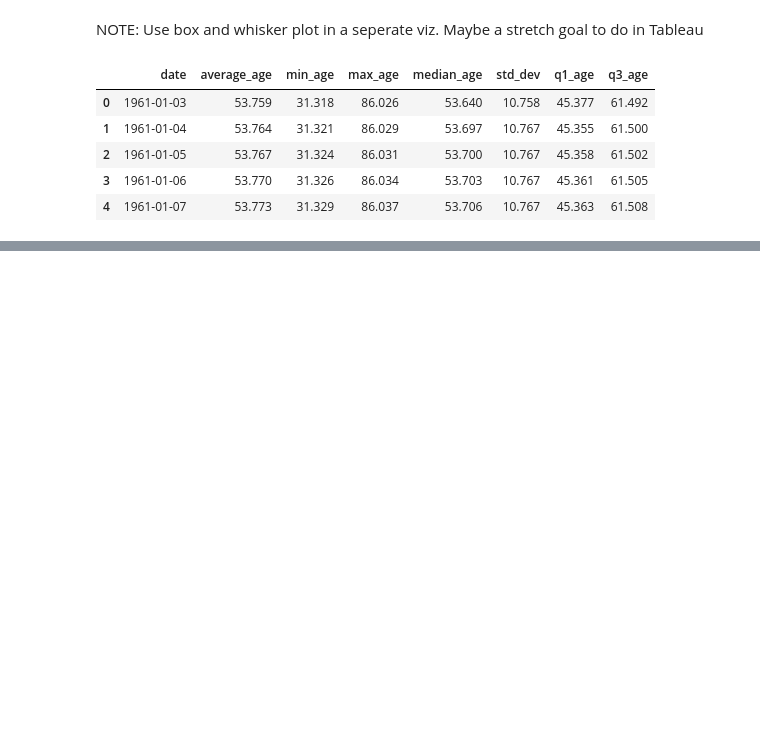
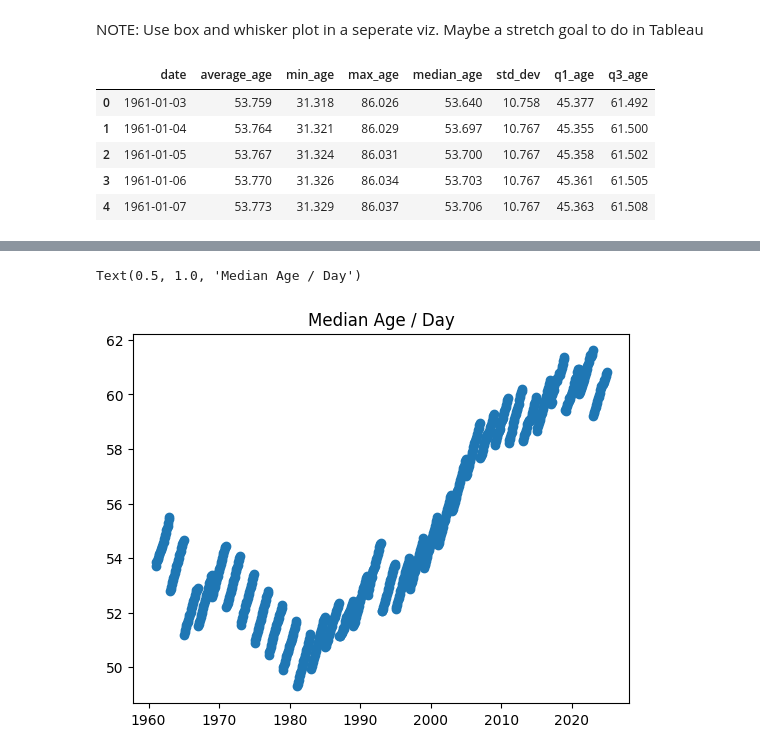
Before and after one commit to Jeff-Oliver/age-of-congress, a Jupyter notebook: notebooks/visualizations.ipynb, the cells around one changed output, grey strips where cells are left out. Cells and saved outputs as stored; diff of their text form; code cells hidden in the pictures; blank space fills up the shorter version.

```diff
--- a/notebooks/visualizations.ipynb
+++ b/notebooks/visualizations.ipynb
@@ -171,0 +214,4 @@ results_df_vectorized.to_csv('../data/processed/age_analysis.csv', index=False)
+# %%
+# Create a new dataframe using only the day 14 of each month
+day_14_df = results_df_vectorized[results_df_vectorized['date'].dt.day == 14]
+day_14_df.head()
@@ -171,0 +225,11 @@ results_df_vectorized.to_csv('../data/processed/age_analysis.csv', index=False)
+# %%
+# Make a scatterplot with x-axis = date and y-axis = average_age
+import matplotlib.pyplot as plt
+y = day_14_df['median_age']
+x = day_14_df['date']
+
+plt.scatter(x, y)
+plt.title('Median Age / Day')
+# %% [output]
+Text(0.5, 1.0, 'Median Age / Day')
+[figure, added]
```
Also changed, not shown: parts of 10 cells of this notebook, 3 other files.
